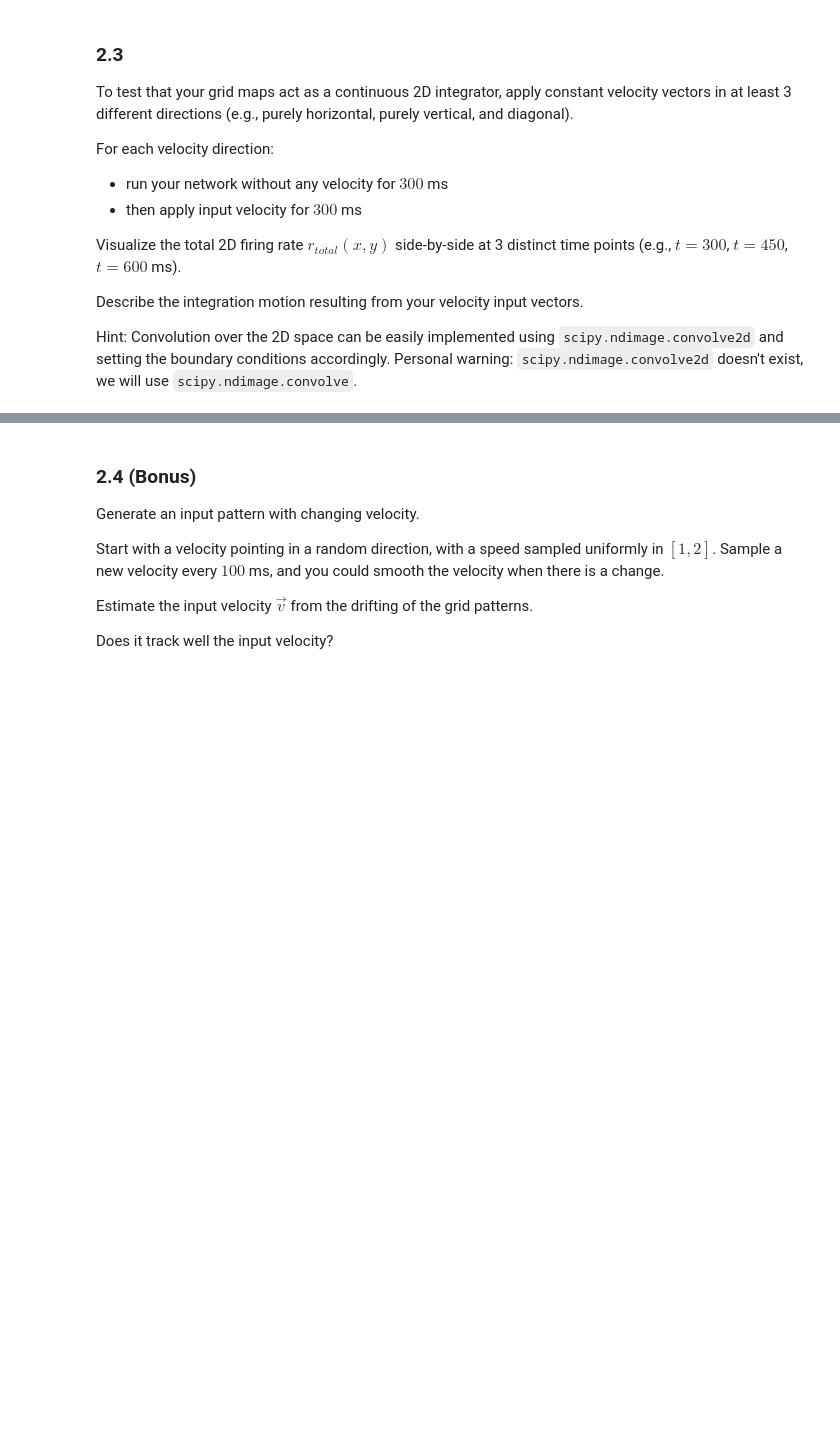
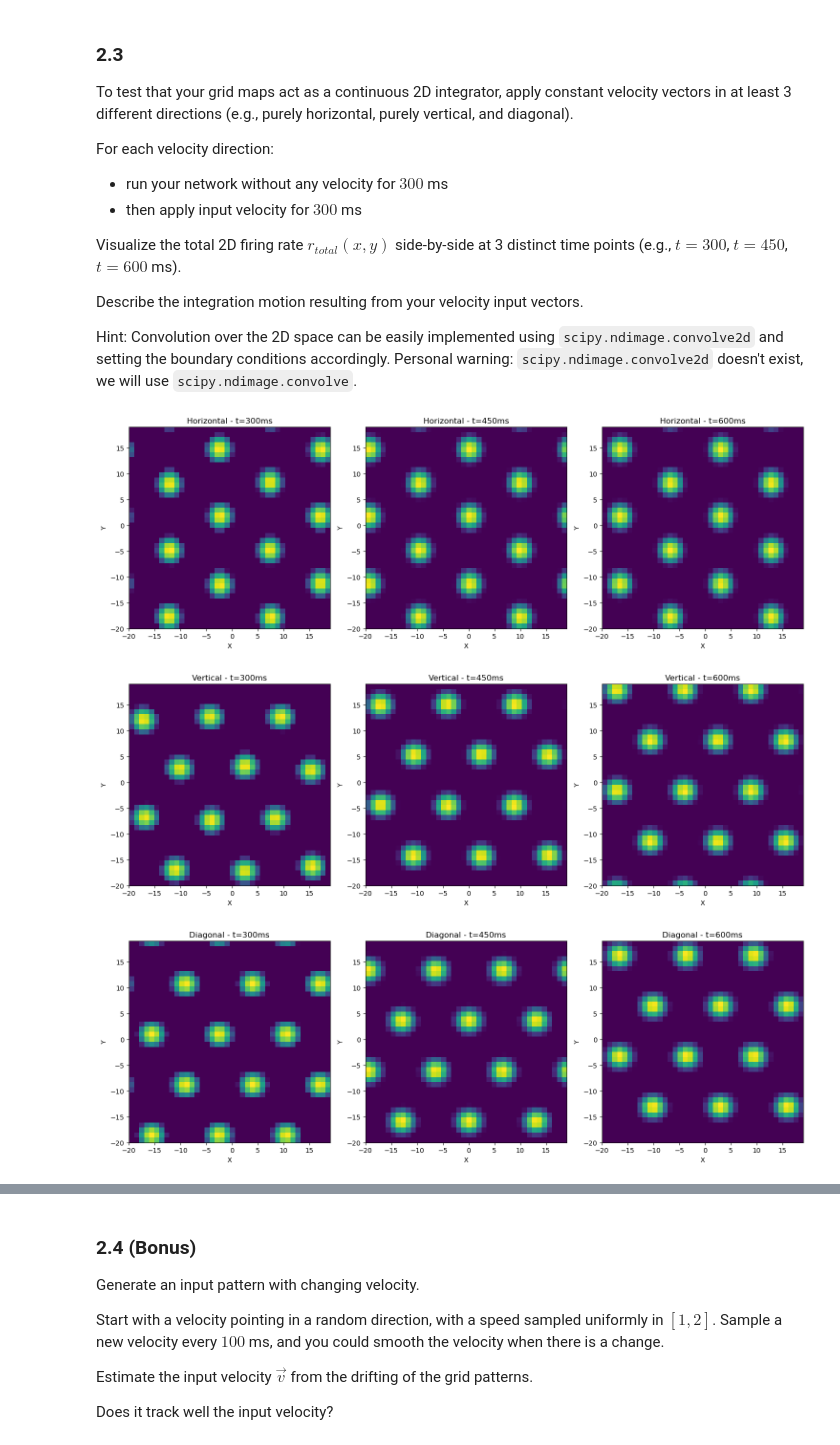
Before and after one commit to guenzi/nx465-miniproject2, a Jupyter notebook: Spatial_Navigation_using_Grid_Cells.ipynb, the cells around one changed output, grey strips where cells are left out. Saved outputs shown, nothing was run; the diff lists cells and outputs as text; code cells hidden in the pictures; blank space fills up the shorter version.

```diff
--- a/Spatial_Navigation_using_Grid_Cells.ipynb
+++ b/Spatial_Navigation_using_Grid_Cells.ipynb
@@ -597,3 +597,73 @@ Describe the integration motion resulting from your velocity input vectors.
 
 Hint: Convolution over the 2D space can be easily implemented using `scipy.ndimage.convolve2d` and setting the boundary conditions accordingly.
 Personal warning: `scipy.ndimage.convolve2d` doesn't exist, we will use `scipy.ndimage.convolve`.
+# %%
+directions = ['Horizontal', 'Vertical', 'Diagonal']
+
+# compute weight kernels for each population
+W_N = mexican_hat_2d(X, Y-l, A_exc, sigma_exc, A_inh, sigma_inh)
+W_S = mexican_hat_2d(X, Y+l, A_exc, sigma_exc, A_inh, sigma_inh)
+W_E = mexican_hat_2d(X-l, Y, A_exc, sigma_exc, A_inh, sigma_inh)
+W_W = mexican_hat_2d(X+l, Y, A_exc, sigma_exc, A_inh, sigma_inh)
+
+for direction in directions:
+    # re-initialize potentials and histories for each direction
+    r_N_history = np.zeros((600, M, M))
+    r_S_history = np.zeros((600, M, M))
+    r_E_history = np.zeros((600, M, M))
+    r_W_history = np.zeros((600, M, M))
+    r_history_tot_4pop = np.zeros((600, M, M))
+
+    s_N = rng.uniform(0, 0.1, size=(M, M))
+    s_S = rng.uniform(0, 0.1, size=(M, M))
+    s_E = rng.uniform(0, 0.1, size=(M, M))
+    s_W = rng.uniform(0, 0.1, size=(M, M))
+
+    for t in range(0, 600):
+        if t < 300:
+            v_x, v_y = 0.0, 0.0
+        else:
+            if direction == 'Horizontal':
+                v_x, v_y = 1.0, 0.0
+            elif direction == 'Vertical':
+                v_x, v_y = 0.0, 1.0
+            elif direction == 'Diagonal':
+                v_x, v_y = 1.0, 1.0
+
+        r_N = np.maximum(0, s_N)
+        r_S = np.maximum(0, s_S)
+        r_E = np.maximum(0, s_E)
+        r_W = np.maximum(0, s_W)
+
+        Irec = convolve(r_N, W_N, mode='wrap') + convolve(r_S, W_S, mode='wrap') + convolve(r_E, W_E, mode='wrap') + convolve(r_W, W_W, mode='wrap')
+
+        B_N = B0 * (1 + alpha * v_y)
+        B_S = B0 * (1 - alpha * v_y)
+        B_E = B0 * (1 + alpha * v_x)
+        B_W = B0 * (1 - alpha * v_x)
+
+        s_N += dt/tau * (-s_N + Irec + B_N)
+        s_S += dt/tau * (-s_S + Irec + B_S)
+        s_E += dt/tau * (-s_E + Irec + B_E)
+        s_W += dt/tau * (-s_W + Irec + B_W)
+
+        r_N_history[t] = r_N
+        r_S_history[t] = r_S
+        r_E_history[t] = r_E
+        r_W_history[t] = r_W
+
+    r_history_tot_4pop = r_N_history + r_S_history + r_E_history + r_W_history
+
+    # 3 snapshots side by side at t=300ms, t=450ms, t=600ms
+    fig, axes = plt.subplots(1, 3, figsize=(15, 5))
+    for ax, t_snap, label in zip(axes, [299, 449, 599], ['t=300ms', 't=450ms', 't=600ms']):
+        ax.imshow(r_history_tot_4pop[t_snap], extent=[x[0], x[-1], y[0], y[-1]], origin='lower')
+        ax.set_title(f'{direction} - {label}')
+        ax.set_xlabel('X')
+        ax.set_ylabel('Y')
+    plt.tight_layout()
+    plt.show()
+# %% [output]
+[figure, added]
+[figure, added]
+[figure, added]
```
Also changed, not shown: parts of 6 cells of this notebook, 1 other file.
